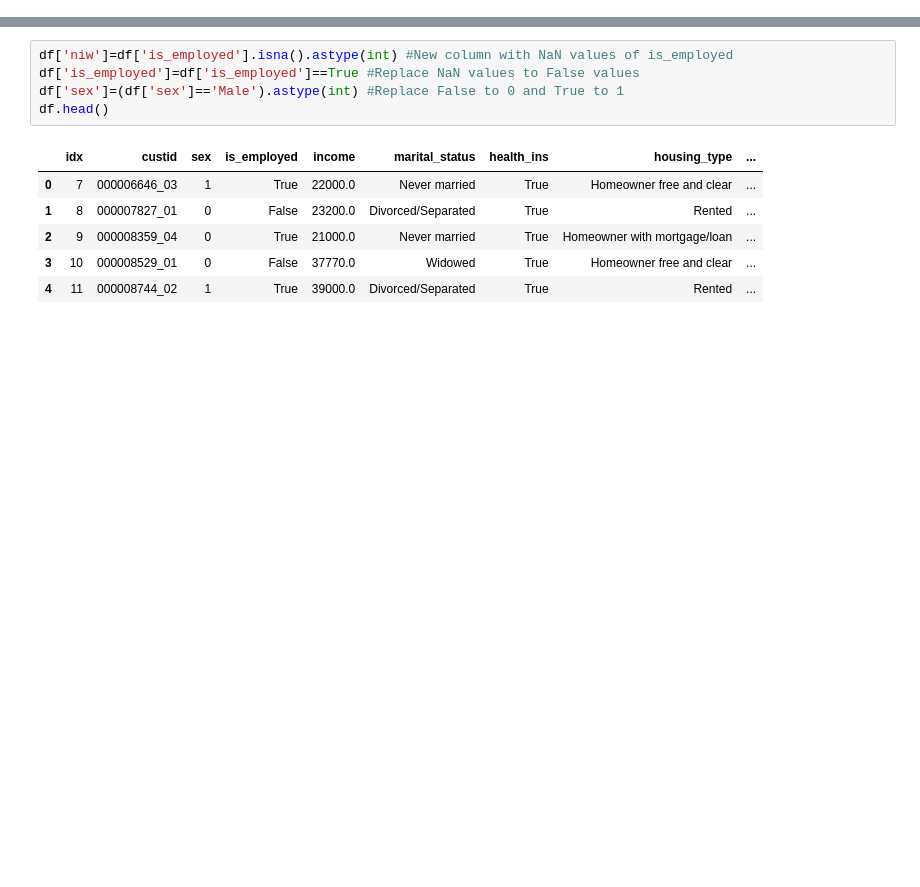
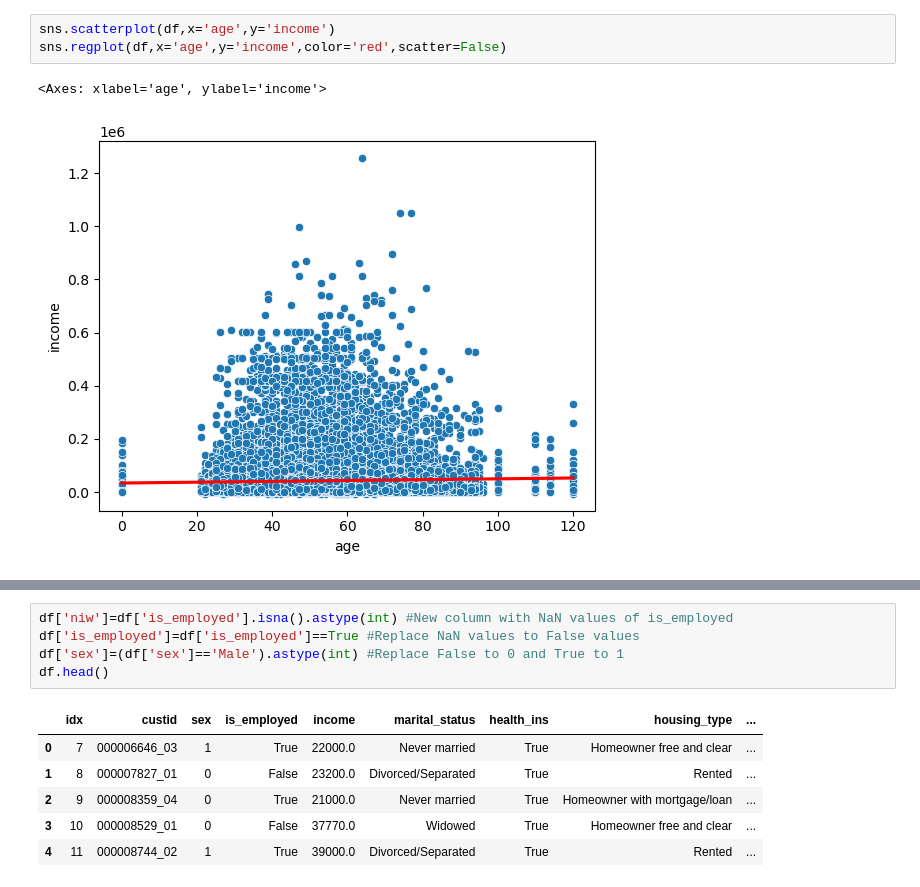
Before and after one commit to Dvieia/IDS, a Jupyter notebook: Notebook.ipynb, the cells around one changed output, grey strips where cells are left out. Saved outputs shown, nothing was run; the diff lists cells and outputs as text; blank space fills up the shorter version.

```diff
--- a/Notebook.ipynb
+++ b/Notebook.ipynb
@@ -63,0 +77,6 @@ plt.show()
+# %%
+sns.scatterplot(df,x='age',y='income')
+sns.regplot(df,x='age',y='income',color='red',scatter=False)
+# %% [output]
+<Axes: xlabel='age', ylabel='income'>
+[figure, added]
```
Also changed, not shown: parts of 31 cells of this notebook.
